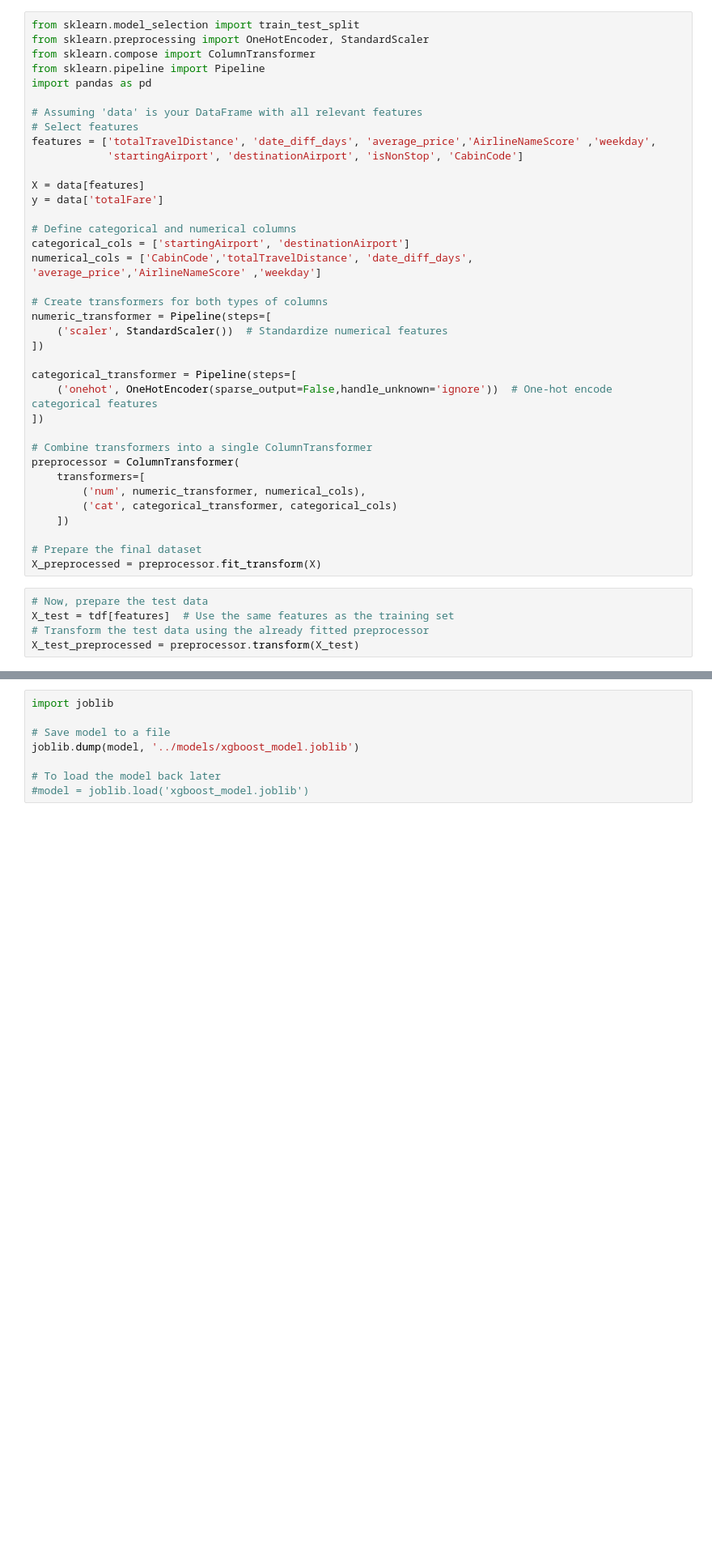
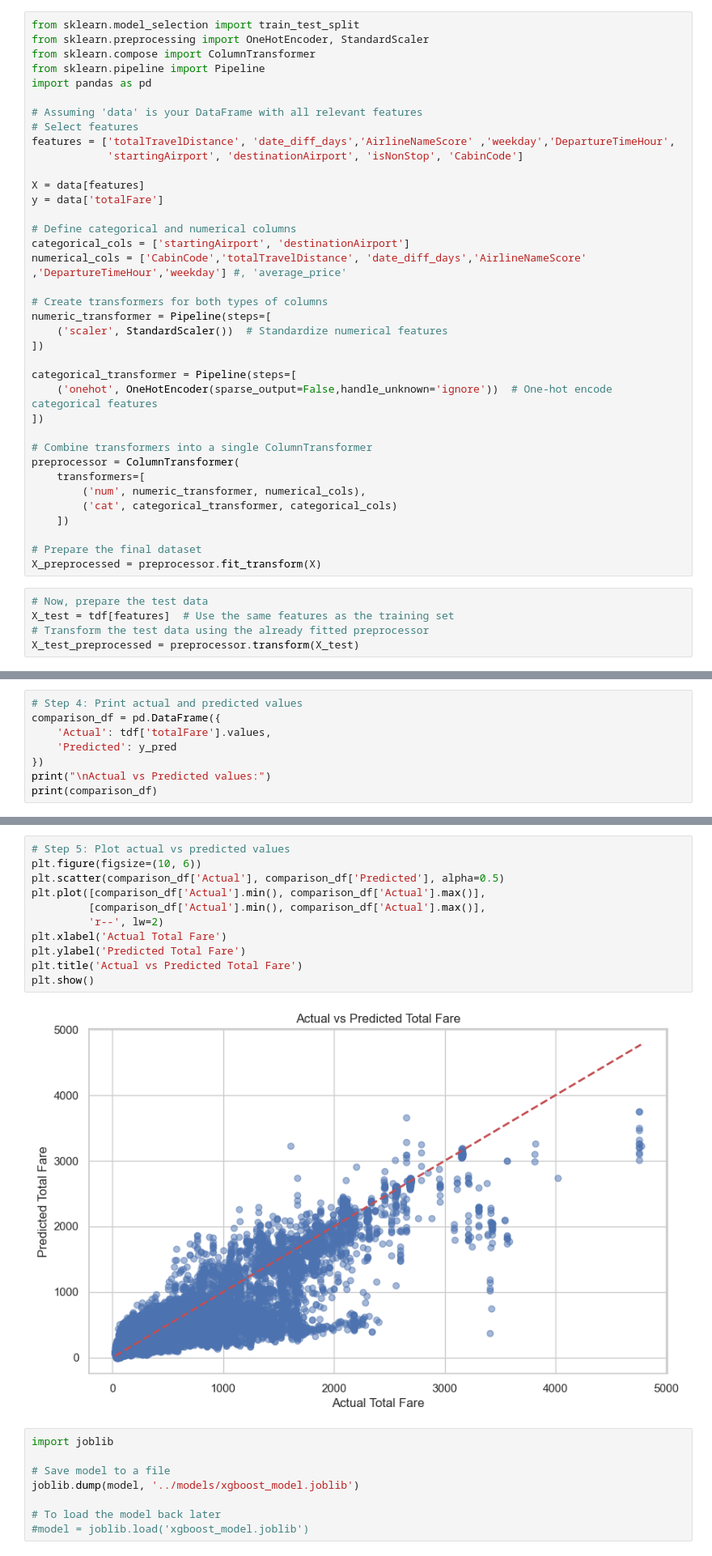
Before and after one commit to raym2828/adv_mla_at3_experimentation, a Jupyter notebook: notebooks/1_Dhruv_Joshi_25032069_test.ipynb, the cells around one changed output, grey strips where cells are left out. Shown at 81% size. Saved outputs shown, nothing was run; the diff lists cells and outputs as text; blank space fills up the shorter version.

```diff
--- a/notebooks/1_Dhruv_Joshi_25032069_test.ipynb
+++ b/notebooks/1_Dhruv_Joshi_25032069_test.ipynb
@@ -231,7 +231,7 @@ import pandas as pd
 
 # Assuming 'data' is your DataFrame with all relevant features
 # Select features
-features = ['totalTravelDistance', 'date_diff_days', 'average_price','AirlineNameScore' ,'weekday',
+features = ['totalTravelDistance', 'date_diff_days','AirlineNameScore' ,'weekday','DepartureTimeHour',
             'startingAirport', 'destinationAirport', 'isNonStop', 'CabinCode']
 
 X = data[features]
@@ -239,7 +239,7 @@ y = data['totalFare']
 
 # Define categorical and numerical columns
 categorical_cols = ['startingAirport', 'destinationAirport']
-numerical_cols = ['CabinCode','totalTravelDistance', 'date_diff_days', 'average_price','AirlineNameScore' ,'weekday']
+numerical_cols = ['CabinCode','totalTravelDistance', 'date_diff_days','AirlineNameScore' ,'DepartureTimeHour','weekday'] #, 'average_price'
 
 # Create transformers for both types of columns
 numeric_transformer = Pipeline(steps=[
@@ -283,0 +284,8 @@ Root Mean Squared Error (RMSE): 105.80
+# %%
+# Step 4: Print actual and predicted values
+comparison_df = pd.DataFrame({
+    'Actual': tdf['totalFare'].values,
+    'Predicted': y_pred
+})
+print("\nActual vs Predicted values:")
+print(comparison_df)
@@ -284,3 +308,16 @@ Root Mean Squared Error (RMSE): 105.80
+# %%
+# Step 5: Plot actual vs predicted values
+plt.figure(figsize=(10, 6))
+plt.scatter(comparison_df['Actual'], comparison_df['Predicted'], alpha=0.5)
+plt.plot([comparison_df['Actual'].min(), comparison_df['Actual'].max()],
+         [comparison_df['Actual'].min(), comparison_df['Actual'].max()],
+         'r--', lw=2)
+plt.xlabel('Actual Total Fare')
+plt.ylabel('Predicted Total Fare')
+plt.title('Actual vs Predicted Total Fare')
+plt.show()
+# %% [output]
+[figure, added]
 # %%
 import joblib
 
```
Also changed, not shown: parts of 9 cells of this notebook, 1 other file.
